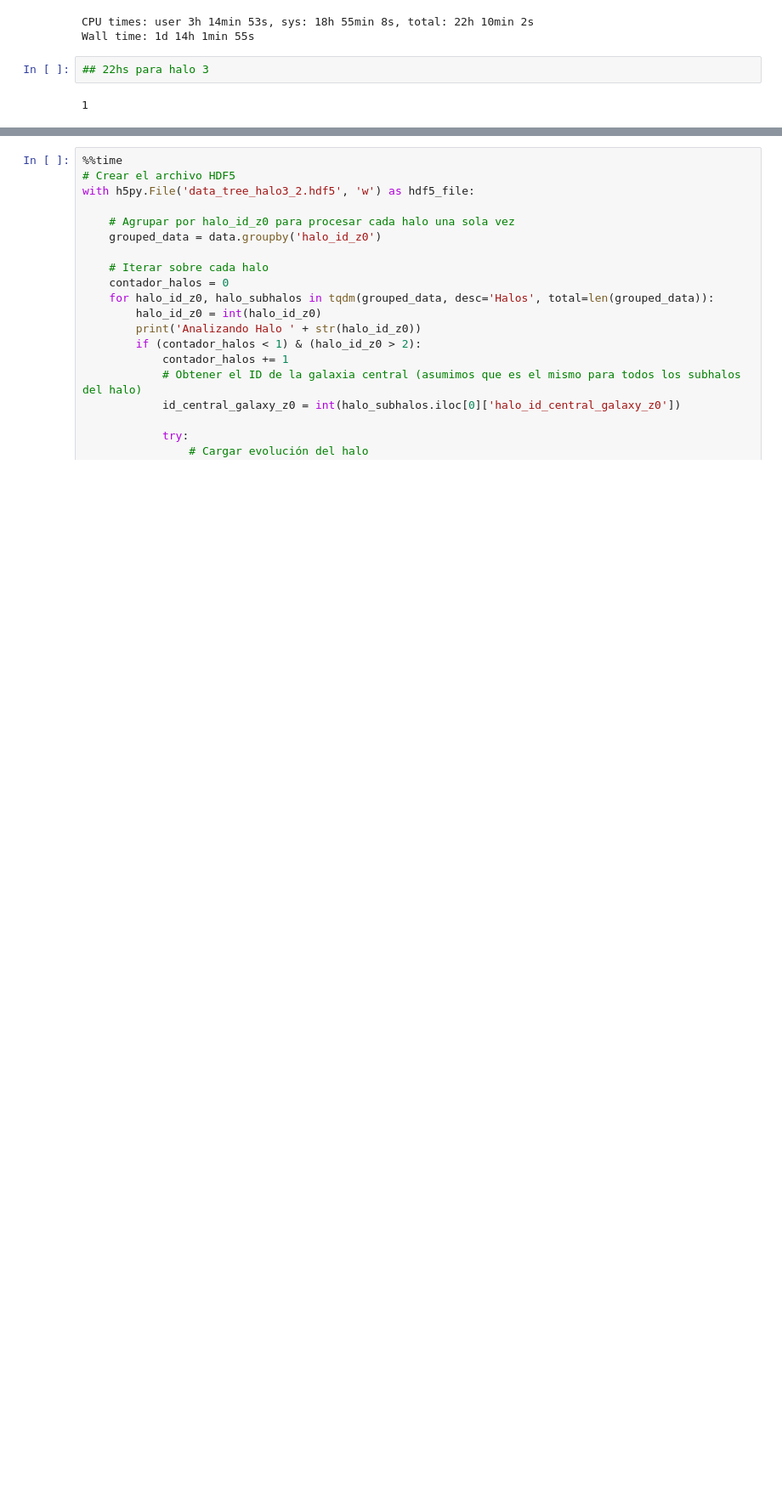
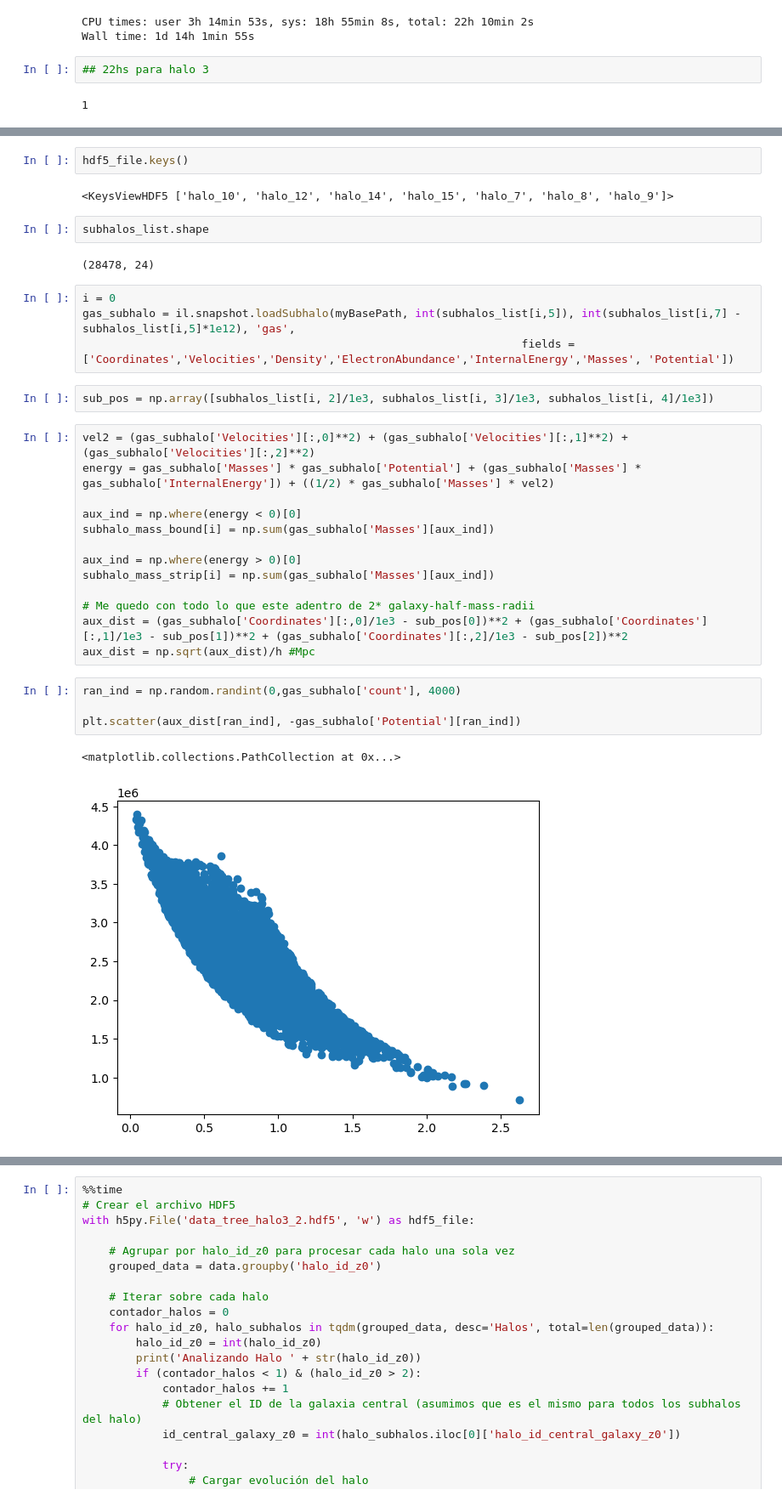
Before and after one commit to Martindelosrios/ROGER2, a Jupyter notebook: codes/1_download_systems.ipynb, the cells around one changed output, grey strips where cells are left out. Shown at 85% size. Cells and saved outputs as stored; diff of their text form; blank space fills up the shorter version.

```diff
--- a/codes/1_download_systems.ipynb
+++ b/codes/1_download_systems.ipynb
@@ -1136,0 +1369,34 @@ Warning, empty return. Subhalo [28282] at snapNum [99] not in tree.
+# %%
+hdf5_file.keys()
+# %% [output]
+<KeysViewHDF5 ['halo_10', 'halo_12', 'halo_14', 'halo_15', 'halo_7', 'halo_8', 'halo_9']>
+# %%
+subhalos_list.shape
+# %% [output]
+(28478, 24)
+# %%
+i = 0
+gas_subhalo = il.snapshot.loadSubhalo(myBasePath, int(subhalos_list[i,5]), int(subhalos_list[i,7] - subhalos_list[i,5]*1e12), 'gas',
+                                                                  fields = ['Coordinates','Velocities','Density','ElectronAbundance','InternalEnergy','Masses', 'Potential'])
+# %%
+sub_pos = np.array([subhalos_list[i, 2]/1e3, subhalos_list[i, 3]/1e3, subhalos_list[i, 4]/1e3])
+# %%
+vel2 = (gas_subhalo['Velocities'][:,0]**2) + (gas_subhalo['Velocities'][:,1]**2) + (gas_subhalo['Velocities'][:,2]**2)
+energy = gas_subhalo['Masses'] * gas_subhalo['Potential'] + (gas_subhalo['Masses'] * gas_subhalo['InternalEnergy']) + ((1/2) * gas_subhalo['Masses'] * vel2)
+
+aux_ind = np.where(energy < 0)[0]
+subhalo_mass_bound[i] = np.sum(gas_subhalo['Masses'][aux_ind])
+
+aux_ind = np.where(energy > 0)[0]
+subhalo_mass_strip[i] = np.sum(gas_subhalo['Masses'][aux_ind])
+
+# Me quedo con todo lo que este adentro de 2* galaxy-half-mass-radii
+aux_dist = (gas_subhalo['Coordinates'][:,0]/1e3 - sub_pos[0])**2 + (gas_subhalo['Coordinates'][:,1]/1e3 - sub_pos[1])**2 + (gas_subhalo['Coordinates'][:,2]/1e3 - sub_pos[2])**2
+aux_dist = np.sqrt(aux_dist)/h #Mpc
+# %%
+ran_ind = np.random.randint(0,gas_subhalo['count'], 4000)
+
+plt.scatter(aux_dist[ran_ind], -gas_subhalo['Potential'][ran_ind])
+# %% [output]
+<matplotlib.collections.PathCollection at 0x...>
+[figure, added]
```
Also changed, not shown: parts of 26 cells of this notebook, 1 other file.
